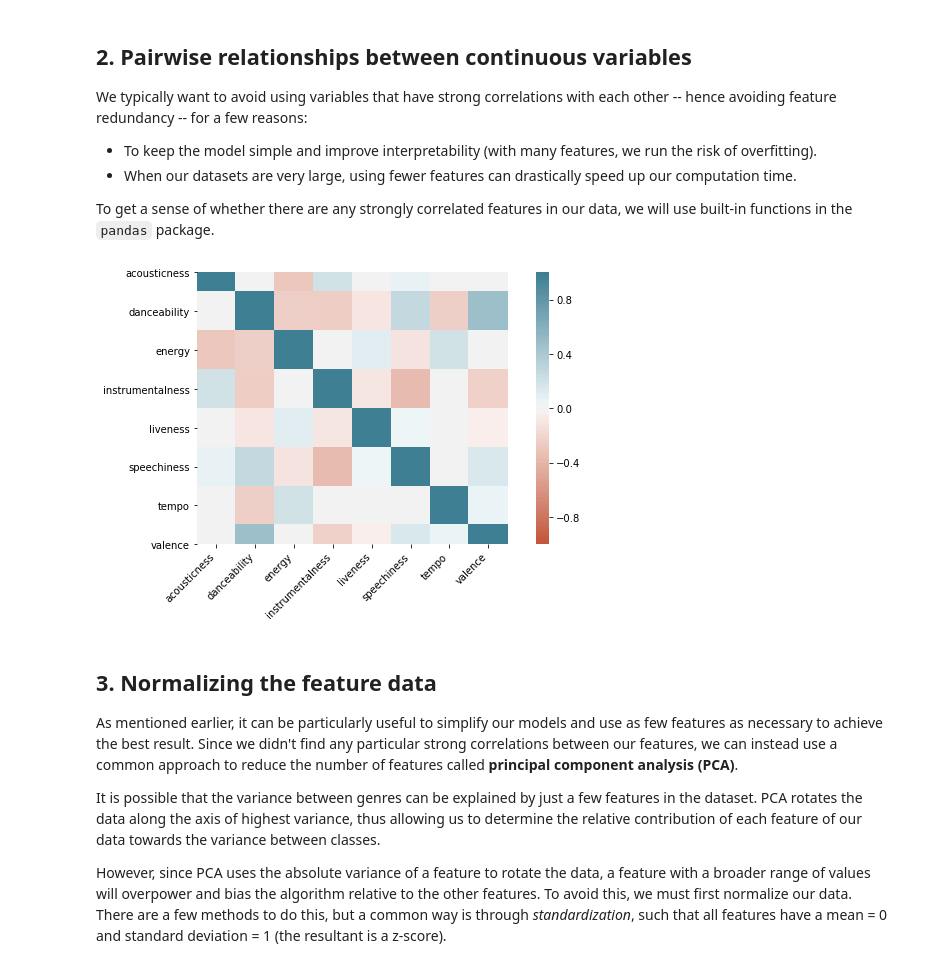
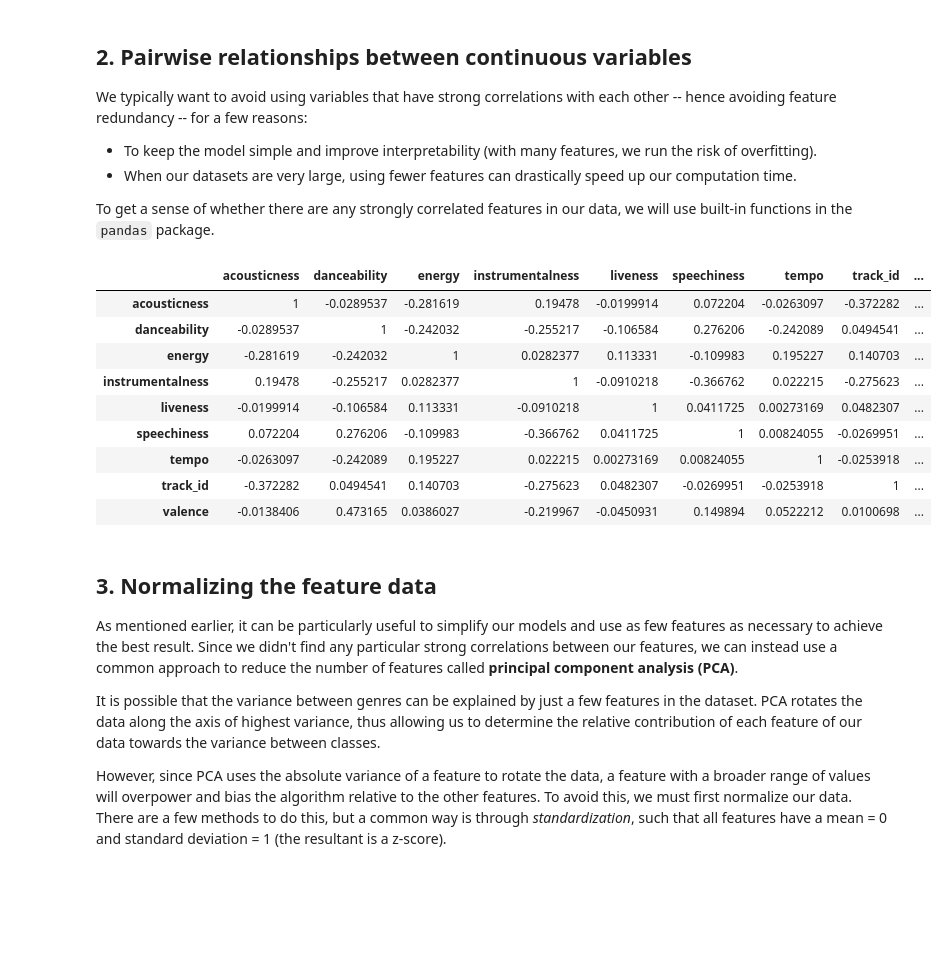
Before and after one commit to Thiagolink/Spark, a Jupyter notebook: Classify Song Genres from Audio Data/notebook.ipynb, the cells around one changed output. Saved outputs shown, nothing was run; the diff lists cells and outputs as text; code cells hidden in the pictures; blank space fills up the shorter version.

```diff
--- a/Classify Song Genres from Audio Data/notebook.ipynb
+++ b/Classify Song Genres from Audio Data/notebook.ipynb
@@ -24,8 +9,14 @@ spark = SparkSession.builder.master('local').appName('spark-cluster').getOrCreat
 # %%
+import pandas as pd
+
 # Read in track metadata with genre labels
-tracks = spark.read.csv('datasets/fma-rock-vs-hiphop.csv', header=True)
+tracks = pd.read_csv('datasets/fma-rock-vs-hiphop.csv')
 
 # Read in track metrics with the features
-echonest_metrics_pd = pd.read_json('datasets/echonest-metrics.json', precise_float=True)
+echonest_metrics = pd.read_json('datasets/echonest-metrics.json', precise_float=True)
 
-echonest_metrics = spark.createDataFrame(echonest_metrics_pd)
+# Merge the relevant columns of tracks and echonest_metrics
+echo_tracks = echonest_metrics.merge(tracks[['track_id','genre_top']], on='track_id')
+
+# Inspect the resultant dataframe
+echo_tracks.info()
@@ -68,22 +47,18 @@ corr_df.index, corr_df.columns = col_names, col_names
-# %%
-import seaborn as sns
-import matplotlib.pyplot as plt
-
-plt.rcParams["figure.figsize"] = (10,5)
-
-ax = sns.heatmap(
-    corr_df,
-    vmin=-1, vmax=1, center=0,
-    cmap=sns.diverging_palette(20, 220, n=200),
-    square=True
-)
-ax.set_xticklabels(
-    ax.get_xticklabels(),
-    rotation=45,
-    horizontalalignment='right'
-);
-# %% [output]
-[figure, removed]
+# %%
+# Create a correlation matrix
+corr_metrics = echo_tracks.corr()
+corr_metrics.style.background_gradient()
+# %% [output]
+|  | acousticness | danceability | energy | instrumentalness | liveness | speechiness | tempo | track_id | ... |
+| acousticness | 1 | -0.0289537 | -0.281619 | 0.19478 | -0.0199914 | 0.072204 | -0.0263097 | -0.372282 | ... |
+| danceability | -0.0289537 | 1 | -0.242032 | -0.255217 | -0.106584 | 0.276206 | -0.242089 | 0.0494541 | ... |
+| energy | -0.281619 | -0.242032 | 1 | 0.0282377 | 0.113331 | -0.109983 | 0.195227 | 0.140703 | ... |
+| instrumentalness | 0.19478 | -0.255217 | 0.0282377 | 1 | -0.0910218 | -0.366762 | 0.022215 | -0.275623 | ... |
+| liveness | -0.0199914 | -0.106584 | 0.113331 | -0.0910218 | 1 | 0.0411725 | 0.00273169 | 0.0482307 | ... |
+| speechiness | 0.072204 | 0.276206 | -0.109983 | -0.366762 | 0.0411725 | 1 | 0.00824055 | -0.0269951 | ... |
+| tempo | -0.0263097 | -0.242089 | 0.195227 | 0.022215 | 0.00273169 | 0.00824055 | 1 | -0.0253918 | ... |
+| track_id | -0.372282 | 0.0494541 | 0.140703 | -0.275623 | 0.0482307 | -0.0269951 | -0.0253918 | 1 | ... |
+| valence | -0.0138406 | 0.473165 | 0.0386027 | -0.219967 | -0.0450931 | 0.149894 | 0.0522212 | 0.0100698 | ... |
 # %% [markdown]
 ## 3. Normalizing the feature data
 <p>As mentioned earlier, it can be particularly useful to simplify our models and use as few features as necessary to achieve the best result. Since we didn't find any particular strong correlations between our features, we can instead use a common approach to reduce the number of features called <strong>principal component analysis (PCA)</strong>. </p>
```
Also changed, not shown: parts of 31 cells of this notebook, 11 other files.
